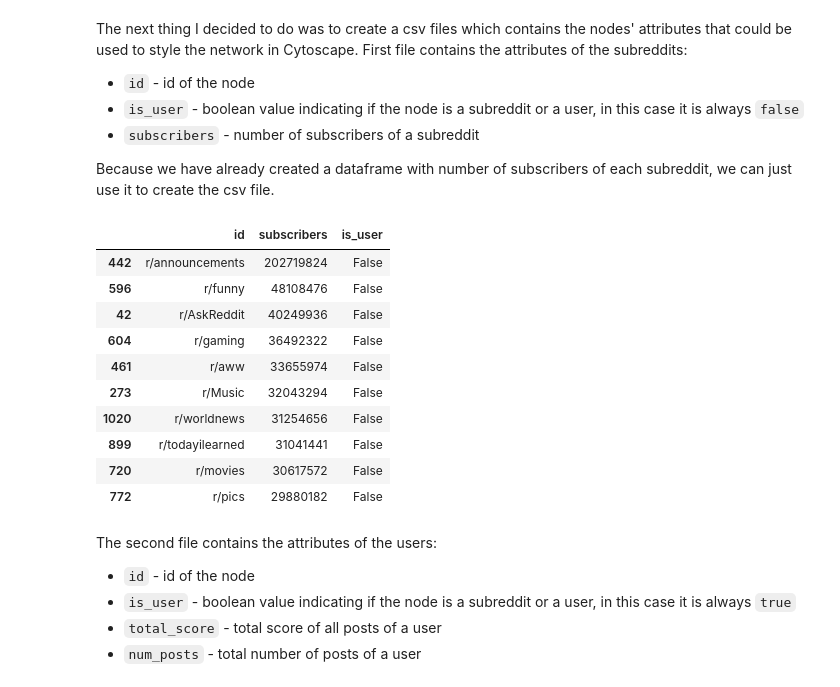
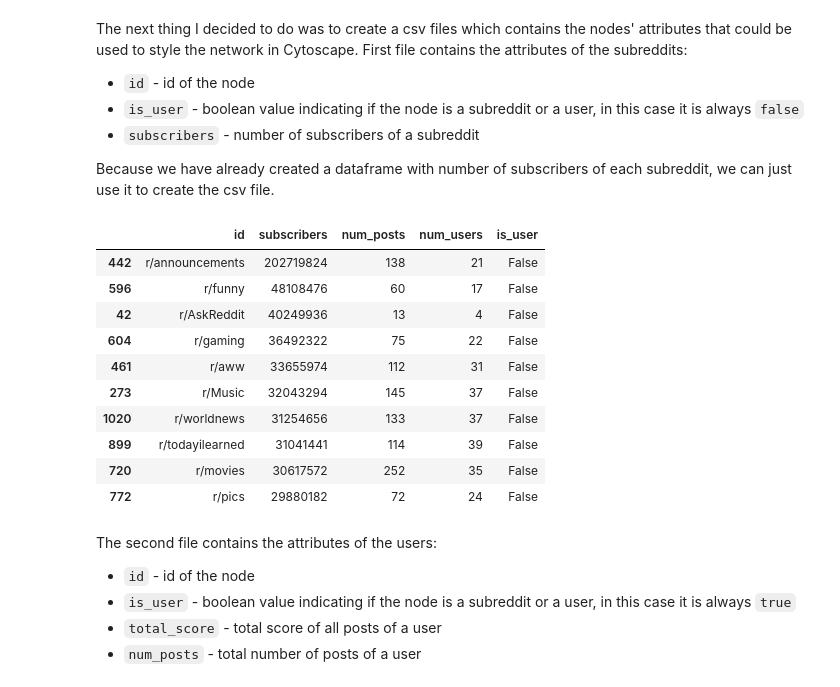
Before and after one commit to steciuk/SNA-reddit-bipartite-analysis, a Jupyter notebook: project.ipynb, the cells around one changed output. Cells and saved outputs as stored; diff of their text form; code cells hidden in the pictures.

```diff
--- a/project.ipynb
+++ b/project.ipynb
@@ -450,27 +459,30 @@ The next thing I decided to do was to create a csv files which contains the node
 Because we have already created a dataframe with number of subscribers of each subreddit, we can just use it to create the csv file.
 # %%
 # Rename the `subreddit` column to `id`
-sub_data = num_subscribers_per_sub.rename(columns={"subreddit": "id"})
+sub_data = num_subscribers_per_sub.copy()
+sub_data = sub_data.merge(num_posts_per_sub, on="subreddit")
+sub_data = sub_data.merge(num_users_per_sub, on="subreddit")
+sub_data = sub_data.rename(columns={"subreddit": "id"})
 sub_data = sub_data.sort_values(by="subscribers", ascending=False)
 # Add column `is_user` with value `False` to indicate that the nodes are subreddits
 sub_data["is_user"] = False
 
 display(sub_data.head(10))
 
 # Save the dataframe to a csv file
 sub_data.to_csv(f"{NETWORKS_PATH}/bipartite_sub_data.csv", index=False)
 # %% [output]
-|  | id | subscribers | is_user |
-| 442 | r/announcements | 202719824 | False |
-| 596 | r/funny | 48108476 | False |
-| 42 | r/AskReddit | 40249936 | False |
-| 604 | r/gaming | 36492322 | False |
-| 461 | r/aww | 33655974 | False |
-| 273 | r/Music | 32043294 | False |
-| 1020 | r/worldnews | 31254656 | False |
-| 899 | r/todayilearned | 31041441 | False |
-| 720 | r/movies | 30617572 | False |
-| 772 | r/pics | 29880182 | False |
+|  | id | subscribers | num_posts | num_users | is_user |
+| 442 | r/announcements | 202719824 | 138 | 21 | False |
+| 596 | r/funny | 48108476 | 60 | 17 | False |
+| 42 | r/AskReddit | 40249936 | 13 | 4 | False |
+| 604 | r/gaming | 36492322 | 75 | 22 | False |
+| 461 | r/aww | 33655974 | 112 | 31 | False |
+| 273 | r/Music | 32043294 | 145 | 37 | False |
+| 1020 | r/worldnews | 31254656 | 133 | 37 | False |
+| 899 | r/todayilearned | 31041441 | 114 | 39 | False |
+| 720 | r/movies | 30617572 | 252 | 35 | False |
+| 772 | r/pics | 29880182 | 72 | 24 | False |
 # %% [markdown]
 The second file contains the attributes of the users:
 * `id` - id of the node
```
Also changed, not shown: parts of 51 cells of this notebook, 10 other files.
